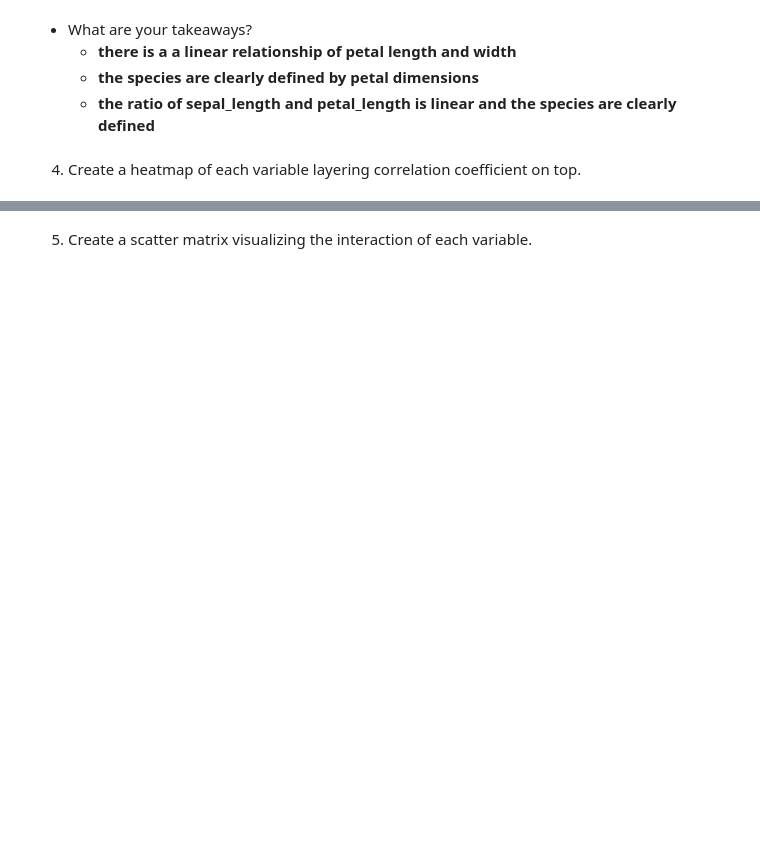
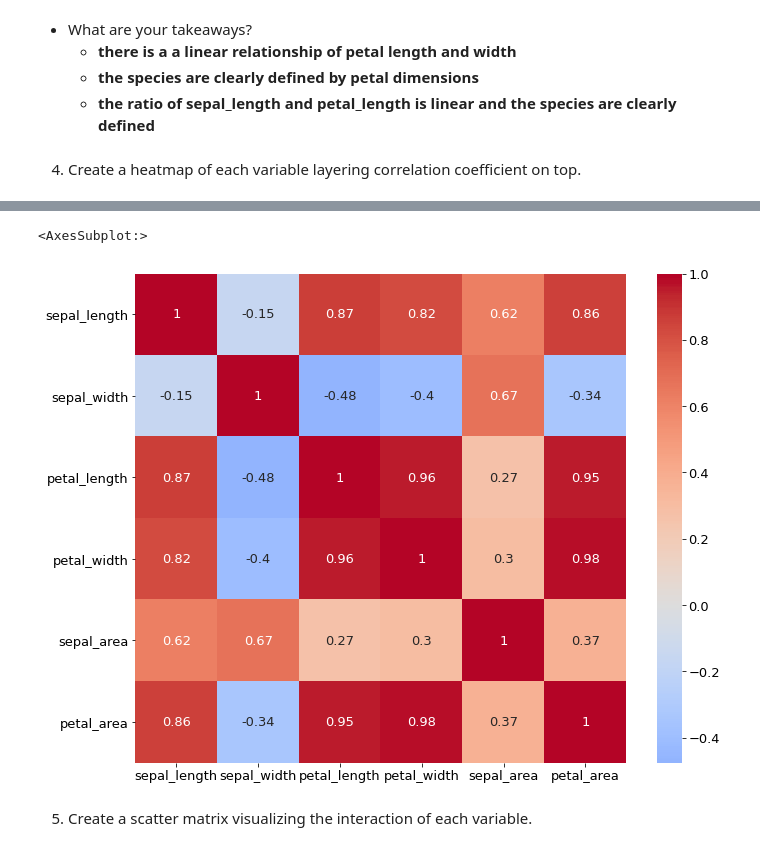
Before and after one commit to mdalton87/classification-exercises, a Jupyter notebook: classification_exercises.ipynb, the cells around one changed output, grey strips where cells are left out. Cells and saved outputs as stored; diff of their text form; code cells hidden in the pictures; blank space fills up the shorter version.

```diff
--- a/classification_exercises.ipynb
+++ b/classification_exercises.ipynb
@@ -316,2 +356,7 @@ plt.show()
+# %%
+sns.heatmap(train.corr(), annot=True, cmap='coolwarm', center=0)
+# %% [output]
+<AxesSubplot:>
+[figure, added]
 # %% [markdown]
 5. Create a scatter matrix visualizing the interaction of each variable.
```
Also changed, not shown: parts of 26 cells of this notebook, 2 other files.
